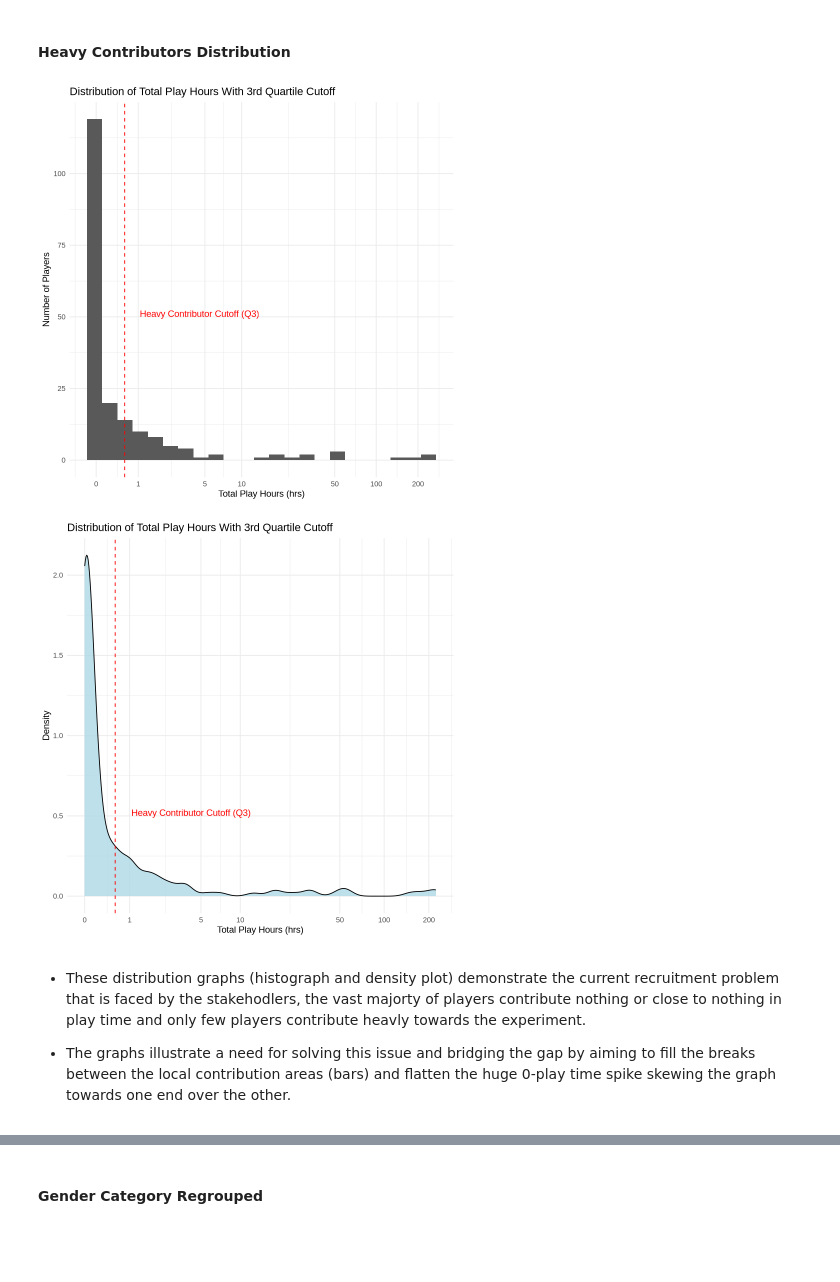
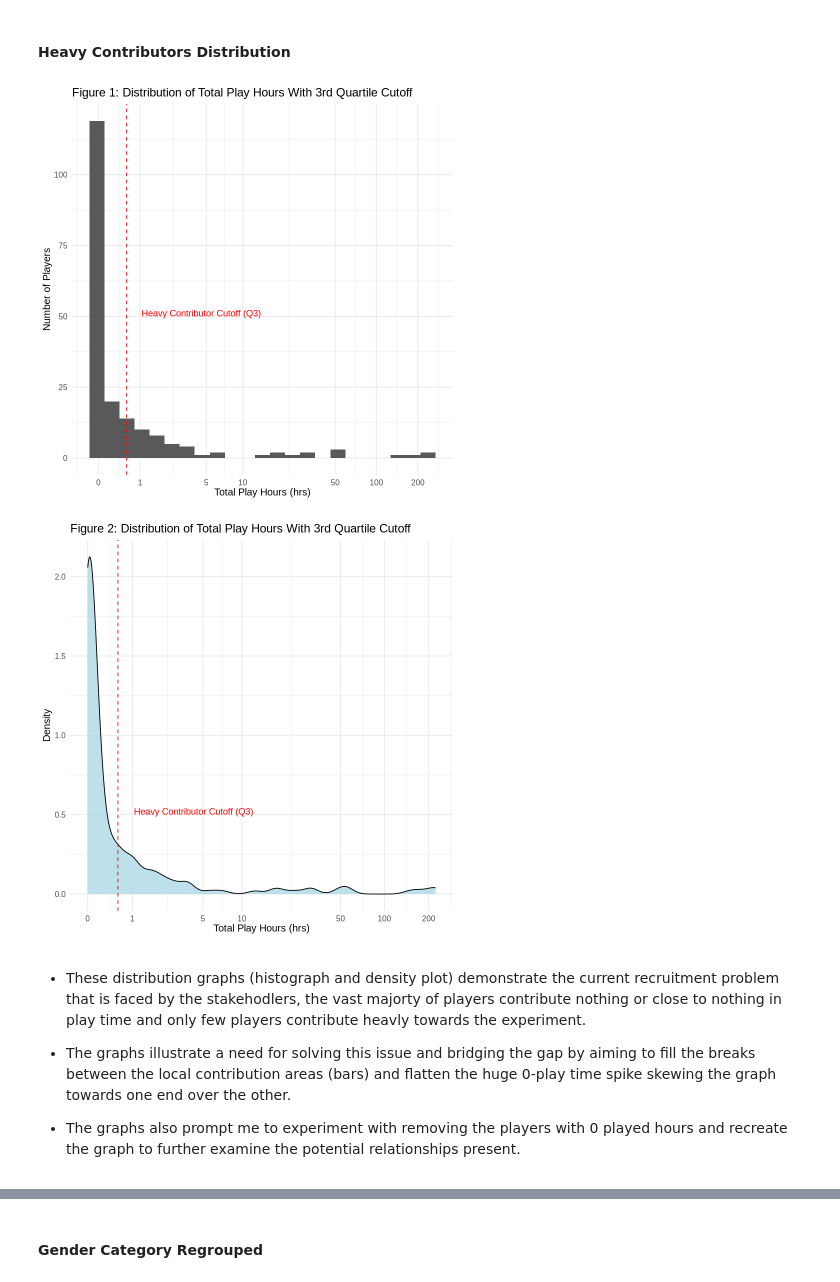
Before and after one commit to awu0521/Dsci-11, a Jupyter notebook: Planning Stage - Ahmed Alkarkhi/planning-alkarkhi.ipynb, the cells around one changed output, grey strips where cells are left out. Saved outputs shown, nothing was run; the diff lists cells and outputs as text; code cells hidden in the pictures; blank space fills up the shorter version.

Commit message:
Further EDA

```diff
--- a/Planning Stage - Ahmed Alkarkhi/planning-alkarkhi.ipynb
+++ b/Planning Stage - Ahmed Alkarkhi/planning-alkarkhi.ipynb
@@ -208,11 +204,12 @@ A data.frame: 1 × 2
 # %% [markdown]
 #### Heavy Contributors Distribution
 # %%
+#the 75th percentile is about 0.6 hours = 26 minutes. (Q3)
 quartile_3rd_cutoff <- players_data |>
     summarize(quartile_3rd = quantile(played_hours, 0.75, na.rm = TRUE)) |>
     pull(quartile_3rd)
 
-# quartile_3rd_cutoff #the 75th percentile is about 0.6 hours = 26 minutes.
+# quartile_3rd_cutoff
 
 players_data_heavy <- players_data |>
     mutate(heavy_contributor = factor(played_hours >= quartile_3rd_cutoff,
@@ -221,6 +218,8 @@ players_data_heavy <- players_data |>
 
 # players_data_heavy
 
+## Before Removing Players With Zero (0) Hours PLayed.
+# First Histogram - Figure 1
 heavy_histogram <- players_data_heavy |>
     ggplot(aes(x = played_hours)) +
     geom_histogram(
@@ -232,44 +231,48 @@ heavy_histogram <- players_data_heavy |>
         linetype = "dashed",
         color = "red") +
     scale_x_continuous(
+        # used a log scale to manage the tail.
         trans = "log1p",
         breaks = c(0, 1, 5, 10, 50, 100, 200))+
     annotate(
         "text", x = 1.05, y = 50,
         label = "Heavy Contributor Cutoff (Q3)",
         hjust = 0, vjust = 0, colour = "red") +
     labs(
         x = "Total Play Hours (hrs)",
         y = "Number of Players",
-        title = "Distribution of Total Play Hours With 3rd Quartile Cutoff") +
-    theme_minimal()
+        title = "Figure 1: Distribution of Total Play Hours With 3rd Quartile Cutoff") +
+    theme_minimal(base_size = 12)
 
+# Second Histogram - Figure 2
 heavy_density_plot <- players_data_heavy |>
     ggplot(aes(x = played_hours)) +
     geom_density(fill = "lightblue", alpha = 0.8) +
     geom_vline(
         xintercept = quartile_3rd_cutoff,
         linetype = "dashed",
         color = "red") +
     scale_x_continuous(
         trans = "log1p",
         breaks = c(0, 1, 5, 10, 50, 100, 200)) +
     annotate(
         "text", x = 1.05, y = 0.5,
         label = "Heavy Contributor Cutoff (Q3)",
         hjust = 0, vjust = 0, colour = "red") +
     labs(
         x = "Total Play Hours (hrs)",
         y = "Density",
-        title = "Distribution of Total Play Hours With 3rd Quartile Cutoff") +
-    theme_minimal()
+        title = "Figure 2: Distribution of Total Play Hours With 3rd Quartile Cutoff") +
+    theme_minimal(base_size = 12)
 
 heavy_histogram
 heavy_density_plot
 # %% [output]
-[figure, old version]
+[figure, new version]
-[figure, old version]
+[figure, new version]
 # %% [markdown]
 - These distribution graphs (histograph and density plot) demonstrate the current recruitment problem that is faced by the stakehodlers, the vast majorty of players contribute nothing or close to nothing in play time and only few players contribute heavly towards the experiment.
 
 - The graphs illustrate a need for solving this issue and bridging the gap by aiming to fill the breaks between the local contribution areas (bars) and flatten the huge 0-play time spike skewing the graph towards one end over the other.
+
+- The graphs also prompt me to experiment with removing the players with 0 played hours and recreate the graph to further examine the potential relationships present.
```
Also changed, not shown: parts of 25 cells of this notebook.
